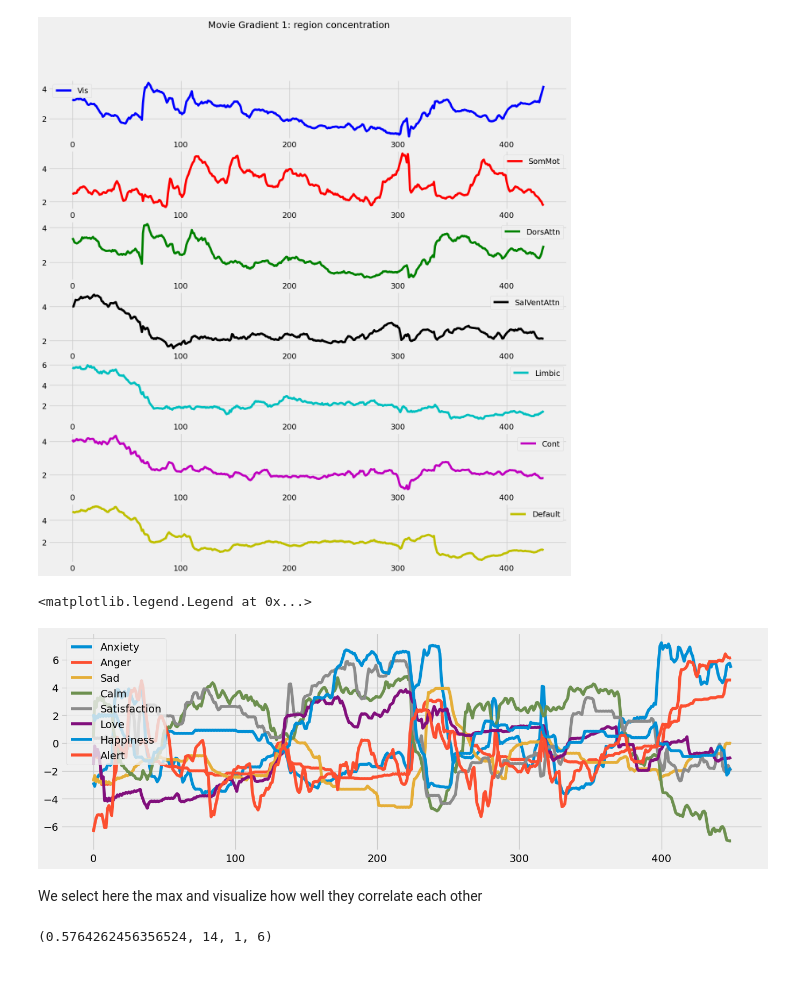
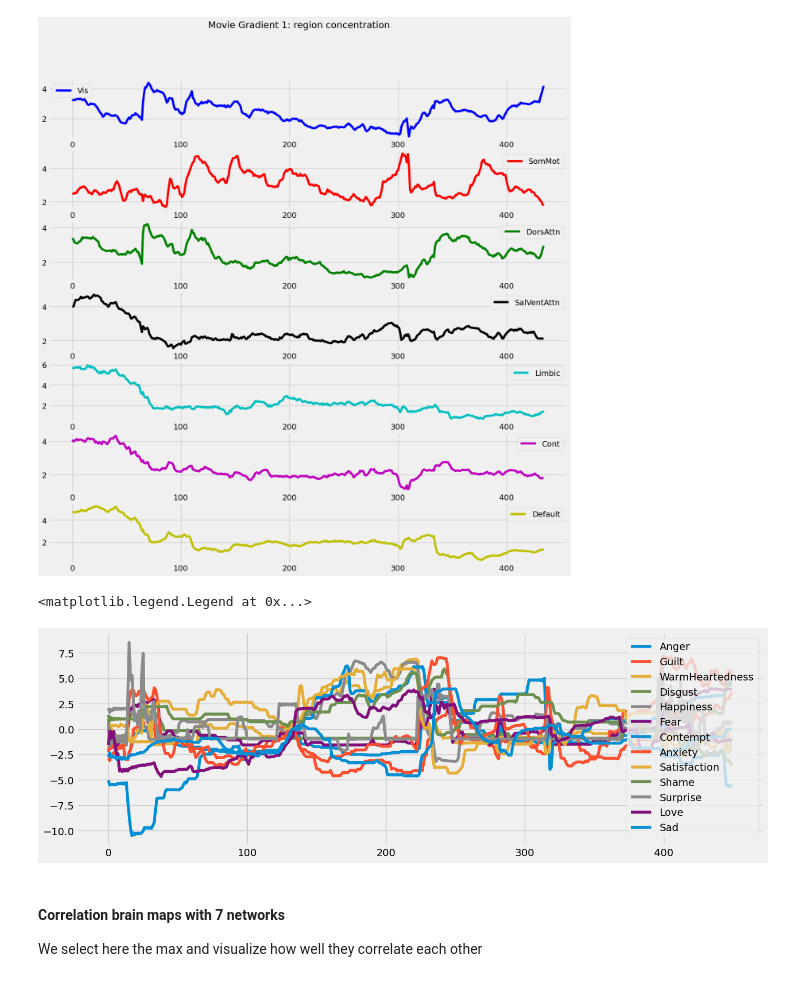
Before and after one commit to MIPLabCH/emoguide_gradients, a Jupyter notebook: fmri-emotion_cohesion.ipynb, the cells around one changed output. Drawn from its saved outputs; the diff is of its cells as text; code cells hidden in the pictures.

```diff
--- a/fmri-emotion_cohesion.ipynb
+++ b/fmri-emotion_cohesion.ipynb
@@ -80,15 +65,18 @@ Text(0.5, 0.98, 'Movie Gradient 1: region concentration')
 [figure]
 # %%
 # emotions = "Interest, Joy, Surprise, Sadness, Anger, Disgust, Contempt, Self-Hostility, Fear, Shame, Shyness, Guilt".split(',')
-select   = ["Anxiety", "Anger", "Sad",  "Calm", "Satisfaction",  "Love", "Happiness", "Alert"]
+# select   = ["Anxiety", "Anger", "Sad",  "Calm", "Satisfaction",  "Love", "Happiness", "Alert"]
+select = ['Anger','Guilt','WarmHeartedness', \
+             'Disgust','Happiness','Fear','Contempt','Anxiety', \
+             'Satisfaction','Shame','Surprise','Love','Sad']
 
 plt.figure(figsize=(15,5))
 for emotion in select:
     emo_series = np.array(emo_df[emo_df.item==emotion]['score'])[:450]
     plt.plot(emo_series, label=emotion)
 
 plt.legend()
 # %% [output]
 <matplotlib.legend.Legend at 0x...>
-[figure, old version]
+[figure, new version]
 # %%
@@ -121,6 +132,3 @@ for idx, R in enumerate(regions):
 # %% [markdown]
+#### Correlation brain maps with 7 networks
 We select here the max and visualize how well they correlate each other
-# %%
-scores.max(), scores.argmax(), scores.argmax()//m, scores.argmax()%m
-# %% [output]
-(0.5764262456356524, 14, 1, 6)
```
Also changed, not shown: parts of 26 cells of this notebook, 14 other files.
